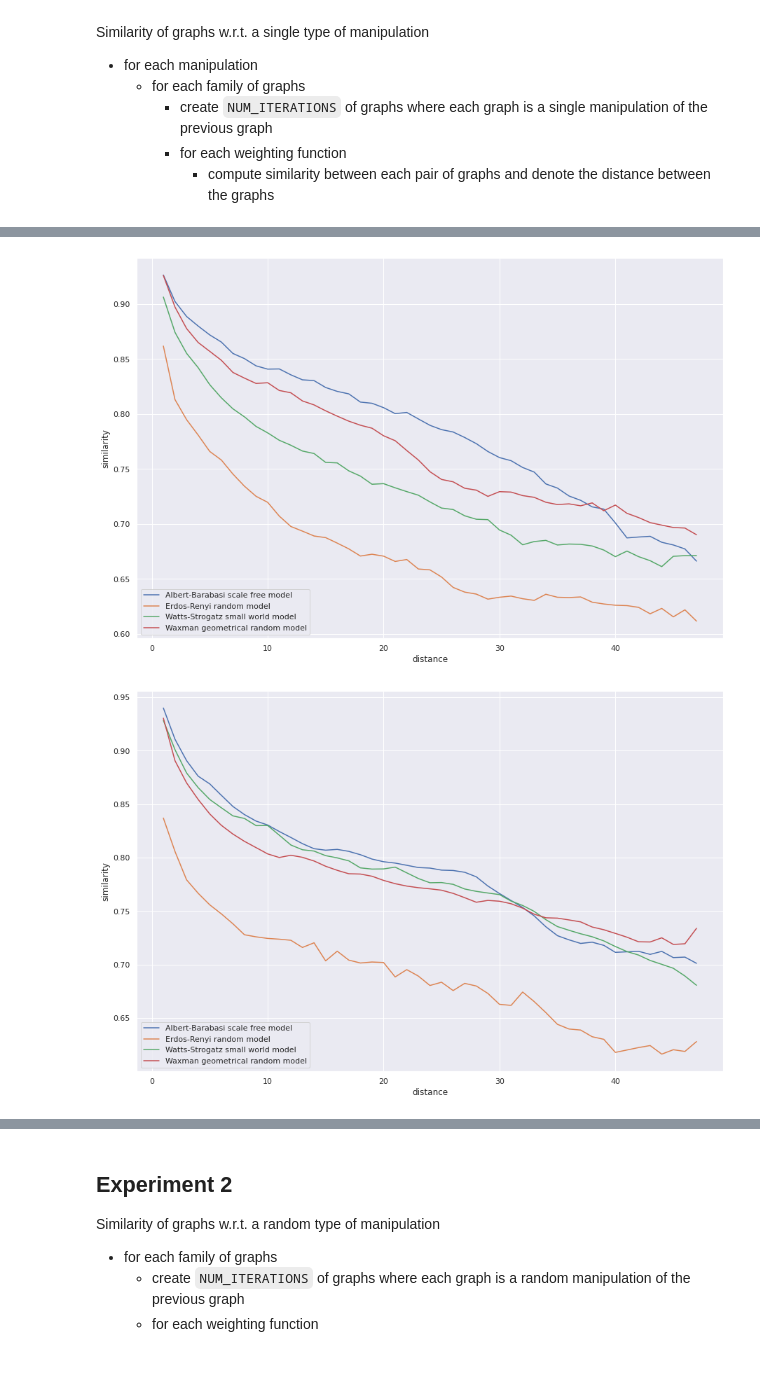
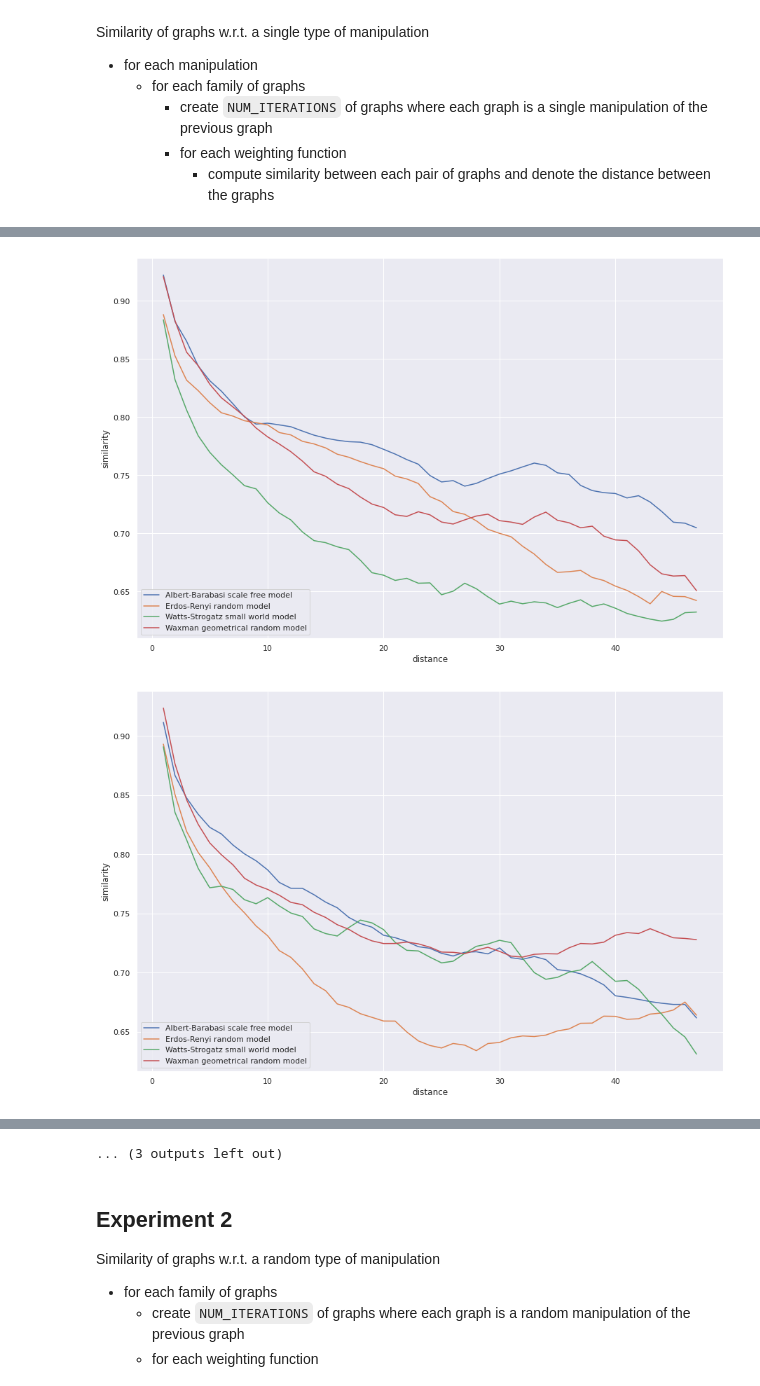
Before and after one commit to megaduks/hbam, a Jupyter notebook: hbam_experiments.ipynb, the cells around one changed output, grey strips where cells are left out. Saved outputs shown, nothing was run; the diff lists cells and outputs as text; code cells hidden in the pictures.

```diff
--- a/hbam_experiments.ipynb
+++ b/hbam_experiments.ipynb
@@ -49,7 +48,7 @@ for action in ACTIONS:
         GRAPHS.append((i, 'barabasi', G3, action))
         GRAPHS.append((i, 'waxman', G4, action))
 # %%
-WEIGHTS = ['linear', 'exponential']
+WEIGHTS = ['linear', 'exponential', 'stepwise']
 
 RESULTS = []
 
@@ -81,7 +80,10 @@ TITLE = {
     'change_edge': 're-wiring a random edge'
 }
 # %%
-for weight in ['linear', 'exponential']:
+with open('ex1-ex2-data.p', 'rb') as f:
+    df = pickle.load(f)
+
+for weight in ['linear', 'exponential', 'stepwise']:
     for action in ['add_node', 'del_node', 'add_edge', 'del_edge', 'change_edge']:
 
         idx = (df.modification == action) & (df.weight == weight) & (df.distance < 48)
@@ -101,2 +103,2 @@ for weight in ['linear', 'exponential']:
-[figure, old version]
+[figure, new version]
-[figure, old version]
+[figure, new version]
@@ -108,3 +112,4 @@ for weight in ['linear', 'exponential']:
+... (3 outputs left out)
 # %% [markdown]
 ## Experiment 2
 
```
Also changed, not shown: parts of 7 cells of this notebook, 14 other files.
